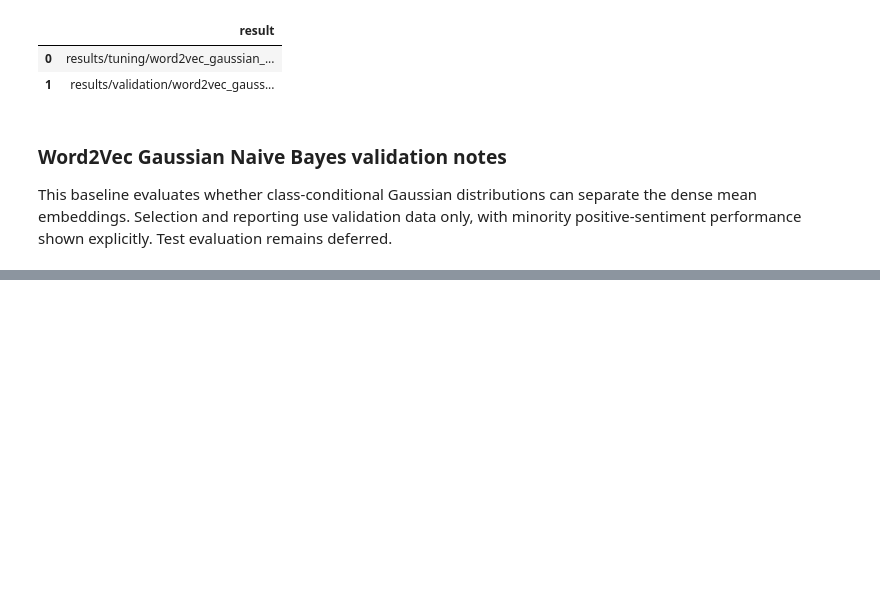
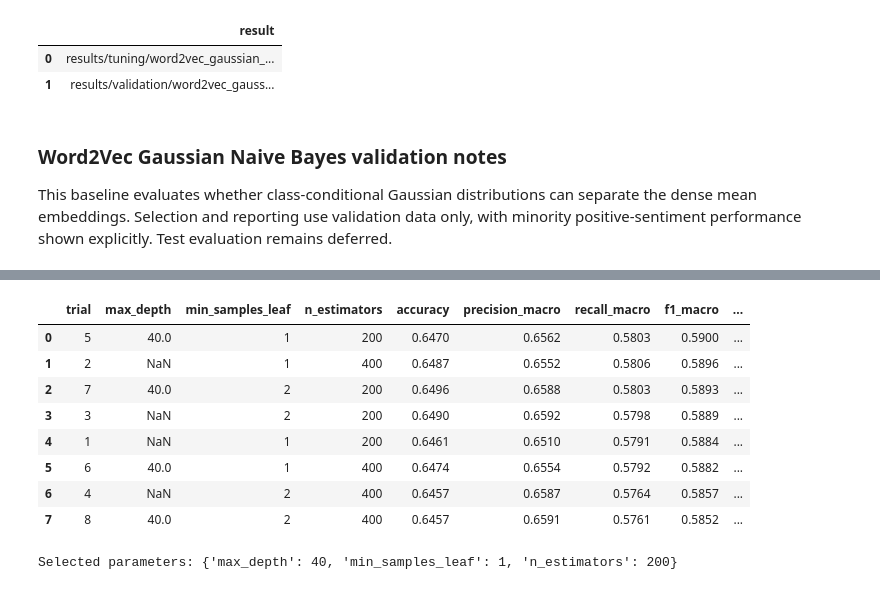
Before and after one commit to iAboud98/arabic-sentiment-analysis, a Jupyter notebook: notebooks/arabic_sentiment_analysis.ipynb, the cells around one changed output, grey strips where cells are left out. Drawn from its saved outputs; the diff is of its cells as text; code cells hidden in the pictures; blank space fills up the shorter version.

```diff
--- a/notebooks/arabic_sentiment_analysis.ipynb
+++ b/notebooks/arabic_sentiment_analysis.ipynb
@@ -2039,0 +2044,66 @@ This baseline evaluates whether class-conditional Gaussian distributions can sep
+# %%
+word2vec_rf_config = CONFIG["models"]["random_forest"]
+word2vec_rf_fixed_parameters = {
+    **word2vec_rf_config["fixed_parameters"],
+    "random_state": SEED,
+}
+word2vec_rf_parameter_candidates = list(
+    ParameterGrid(word2vec_rf_config["search_space"])
+)
+if not word2vec_rf_parameter_candidates:
+    raise ValueError("The Word2Vec Random Forest search space is empty.")
+
+word2vec_rf_tuning_rows = []
+for trial_number, parameters in enumerate(word2vec_rf_parameter_candidates, start=1):
+    candidate_model = RandomForestClassifier(
+        **word2vec_rf_fixed_parameters,
+        **parameters,
+    )
+    candidate_model.fit(WORD2VEC_DOCUMENT_MATRICES["train"], TFIDF_TARGETS["train"])
+    validation_predictions = candidate_model.predict(
+        WORD2VEC_DOCUMENT_MATRICES["validation"]
+    )
+    word2vec_rf_tuning_rows.append(
+        {
+            "trial": trial_number,
+            **parameters,
+            **aggregate_classification_metrics(
+                TFIDF_TARGETS["validation"], validation_predictions
+            ),
+        }
+    )
+
+word2vec_rf_tuning_results = (
+    pd.DataFrame(word2vec_rf_tuning_rows)
+    .sort_values(
+        ["f1_macro", "f1_weighted", "accuracy", "trial"],
+        ascending=[False, False, False, True],
+        kind="mergesort",
+    )
+    .reset_index(drop=True)
+)
+best_word2vec_rf_trial = int(word2vec_rf_tuning_results.iloc[0]["trial"])
+BEST_WORD2VEC_RF_PARAMETERS = dict(
+    word2vec_rf_parameter_candidates[best_word2vec_rf_trial - 1]
+)
+BEST_WORD2VEC_RF = RandomForestClassifier(
+    **word2vec_rf_fixed_parameters,
+    **BEST_WORD2VEC_RF_PARAMETERS,
+).fit(WORD2VEC_DOCUMENT_MATRICES["train"], TFIDF_TARGETS["train"])
+WORD2VEC_RF_VALIDATION_PREDICTIONS = BEST_WORD2VEC_RF.predict(
+    WORD2VEC_DOCUMENT_MATRICES["validation"]
+)
+
+display(word2vec_rf_tuning_results.round(4))
+print(f"Selected parameters: {BEST_WORD2VEC_RF_PARAMETERS}")
+# %% [output]
+|  | trial | max_depth | min_samples_leaf | n_estimators | accuracy | precision_macro | recall_macro | f1_macro | ... |
+| 0 | 5 | 40.0 | 1 | 200 | 0.6470 | 0.6562 | 0.5803 | 0.5900 | ... |
+| 1 | 2 | NaN | 1 | 400 | 0.6487 | 0.6552 | 0.5806 | 0.5896 | ... |
+| 2 | 7 | 40.0 | 2 | 200 | 0.6496 | 0.6588 | 0.5803 | 0.5893 | ... |
+| 3 | 3 | NaN | 2 | 200 | 0.6490 | 0.6592 | 0.5798 | 0.5889 | ... |
+| 4 | 1 | NaN | 1 | 200 | 0.6461 | 0.6510 | 0.5791 | 0.5884 | ... |
+| 5 | 6 | 40.0 | 1 | 400 | 0.6474 | 0.6554 | 0.5792 | 0.5882 | ... |
+| 6 | 4 | NaN | 2 | 400 | 0.6457 | 0.6587 | 0.5764 | 0.5857 | ... |
+| 7 | 8 | 40.0 | 2 | 400 | 0.6457 | 0.6591 | 0.5761 | 0.5852 | ... |
+Selected parameters: {'max_depth': 40, 'min_samples_leaf': 1, 'n_estimators': 200}
```
Also changed, not shown: parts of 4 cells of this notebook, 2 other files.
